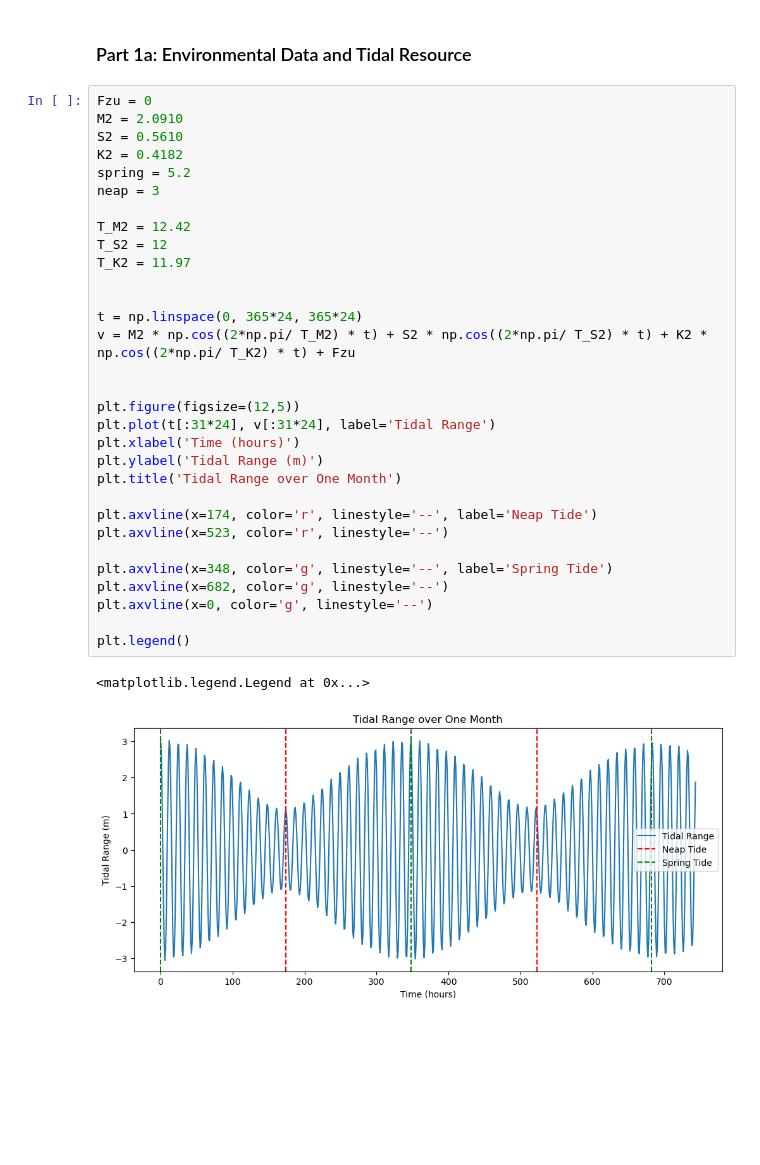
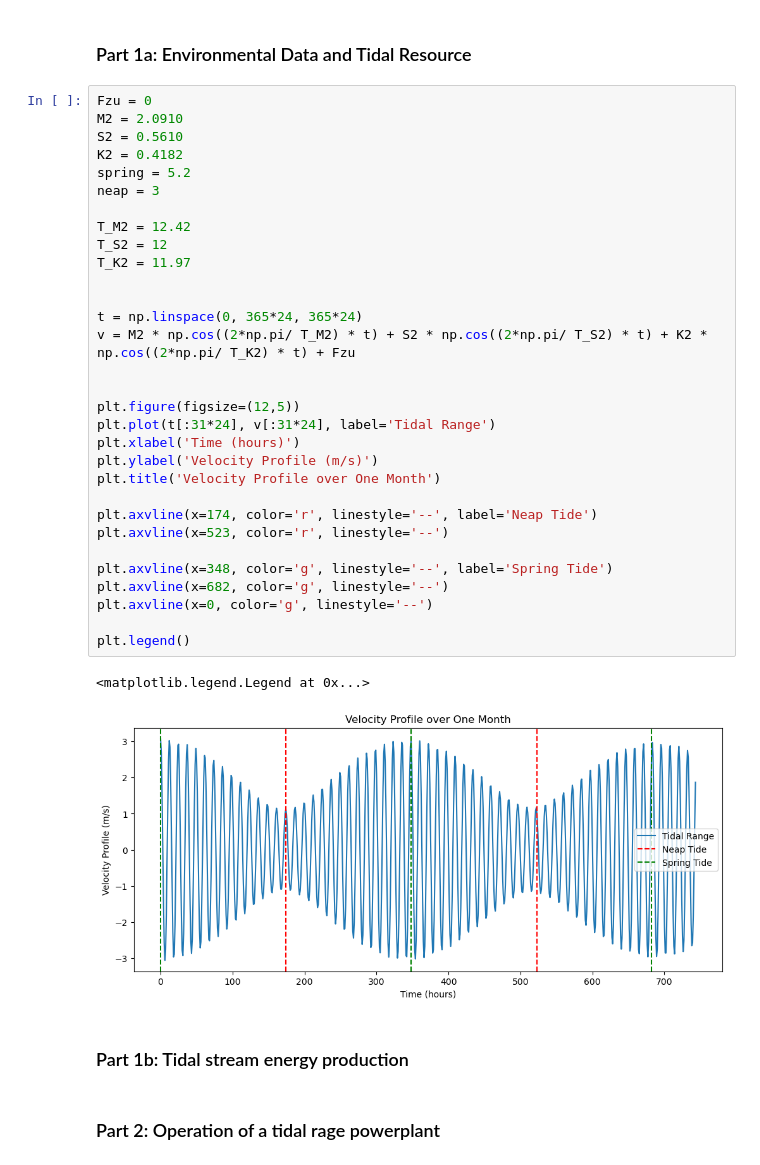
Before and after one commit to Aqdas-M/Offshore-Renewable-Technologies, a Jupyter notebook: Assignment 2/Assignment_2_Code.ipynb, the cells around one changed output. Saved outputs shown, nothing was run; the diff lists cells and outputs as text; blank space fills up the shorter version.

```diff
--- a/Assignment 2/Assignment_2_Code.ipynb
+++ b/Assignment 2/Assignment_2_Code.ipynb
@@ -10,33 +10,37 @@ data = pd.read_csv('Tidal_range_Dataset_2025.csv')
 Fzu = 0
 M2 = 2.0910
 S2 = 0.5610
 K2 = 0.4182
 spring = 5.2
 neap = 3
 
 T_M2 = 12.42
 T_S2 = 12
 T_K2 = 11.97
 
 
 t = np.linspace(0, 365*24, 365*24)
 v = M2 * np.cos((2*np.pi/ T_M2) * t) + S2 * np.cos((2*np.pi/ T_S2) * t) + K2 * np.cos((2*np.pi/ T_K2) * t) + Fzu
 
 
 plt.figure(figsize=(12,5))
 plt.plot(t[:31*24], v[:31*24], label='Tidal Range')
 plt.xlabel('Time (hours)')
-plt.ylabel('Tidal Range (m)')
-plt.title('Tidal Range over One Month')
+plt.ylabel('Velocity Profile (m/s)')
+plt.title('Velocity Profile over One Month')
 
 plt.axvline(x=174, color='r', linestyle='--', label='Neap Tide')
 plt.axvline(x=523, color='r', linestyle='--')
 
 plt.axvline(x=348, color='g', linestyle='--', label='Spring Tide')
 plt.axvline(x=682, color='g', linestyle='--')
 plt.axvline(x=0, color='g', linestyle='--')
 
 plt.legend()
 # %% [output]
 <matplotlib.legend.Legend at 0x...>
-[figure, old version]
+[figure, new version]
+# %% [markdown]
+### Part 1b: Tidal stream energy production
+# %% [markdown]
+### Part 2: Operation of a tidal rage powerplant
```
Also changed, not shown: parts of 2 cells of this notebook.
